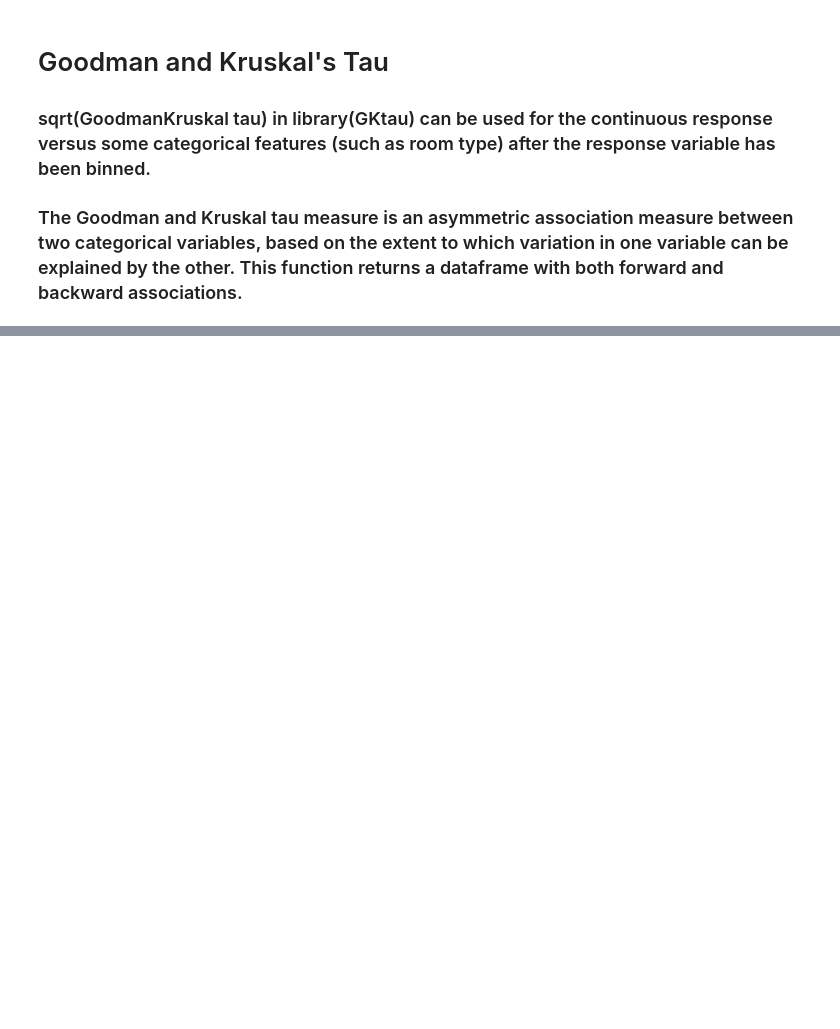
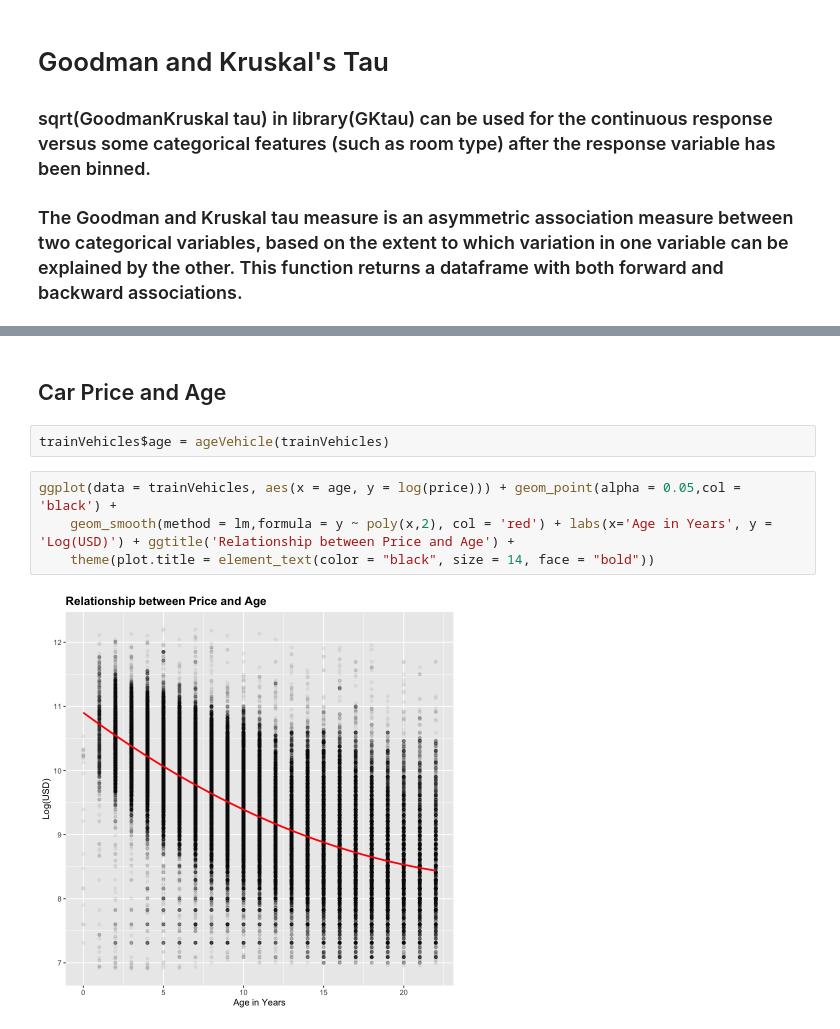
Before and after one commit to SorenRajani/STAT_447B_Project, a Jupyter notebook: 03b-vehicles-wrangle.ipynb, the cells around one changed output, grey strips where cells are left out. Cells and saved outputs as stored; diff of their text form; blank space fills up the shorter version.

```diff
--- a/03b-vehicles-wrangle.ipynb
+++ b/03b-vehicles-wrangle.ipynb
@@ -252,0 +194,10 @@ A grouped_df: 6 × 2
+# %% [markdown]
+## Car Price and Age
+# %%
+trainVehicles$age = ageVehicle(trainVehicles)
+# %%
+ggplot(data = trainVehicles, aes(x = age, y = log(price))) + geom_point(alpha = 0.05,col = 'black') +
+    geom_smooth(method = lm,formula = y ~ poly(x,2), col = 'red') + labs(x='Age in Years', y = 'Log(USD)') + ggtitle('Relationship between Price and Age') +
+    theme(plot.title = element_text(color = "black", size = 14, face = "bold"))
+# %% [output]
+[figure, added]
```
Also changed, not shown: parts of 12 cells of this notebook.
